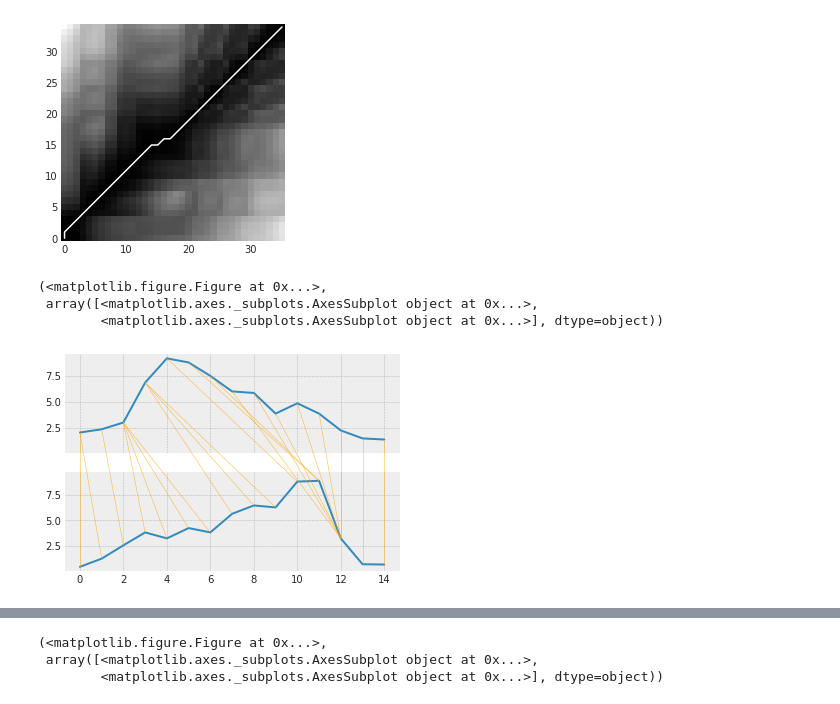
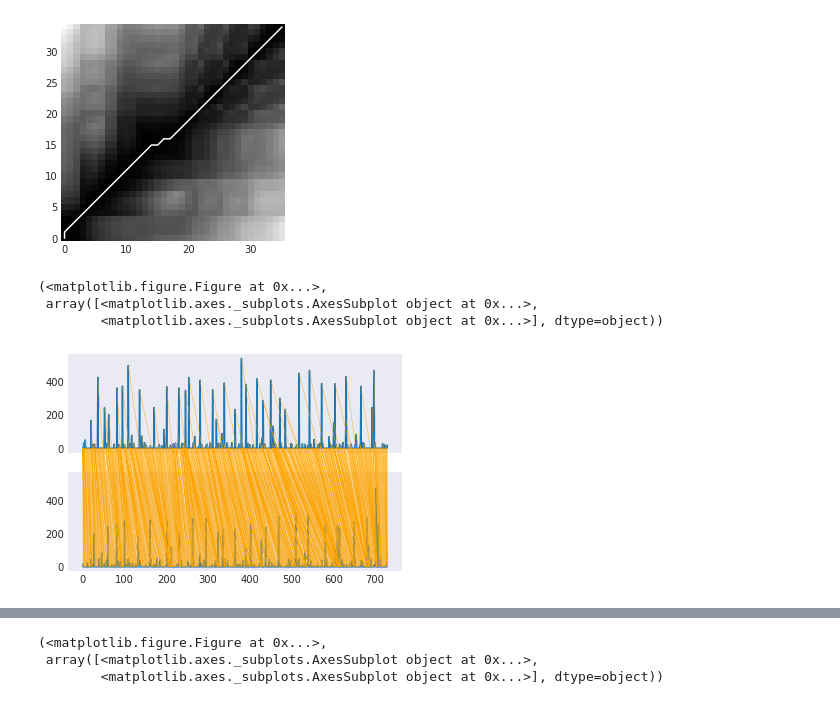
Before and after one commit to ABV-Hub/ShapeDTW-experiments, a Jupyter notebook: DTW.ipynb, the cells around one changed output, grey strips where cells are left out. Cells and saved outputs as stored; diff of their text form; code cells hidden in the pictures.

```diff
--- a/DTW.ipynb
+++ b/DTW.ipynb
@@ -284,13 +286,13 @@ ylim((-0.5, acc.shape[1]-0.5))
 # %%
 from dtaidistance import dtw
 from dtaidistance import dtw_visualisation as dtwvis
 import numpy as np
-path = dtw.warping_path(ts1, ts2)
-dtwvis.plot_warping(ts1, ts2, path, filename="warp.png")
+path = dtw.warping_path(x, y)
+dtwvis.plot_warping(x, y, path, filename="warp.png")
 # %% [output]
 (<matplotlib.figure.Figure at 0x...>,
  array([<matplotlib.axes._subplots.AxesSubplot object at 0x...>,
         <matplotlib.axes._subplots.AxesSubplot object at 0x...>], dtype=object))
-[figure, old version]
+[figure, new version]
 # %%
 from dtaidistance import dtw
```
Also changed, not shown: parts of 52 cells of this notebook.
